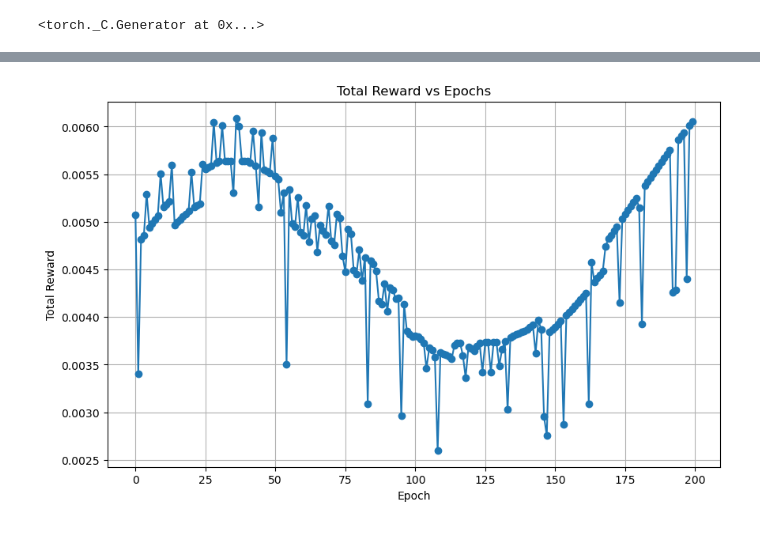
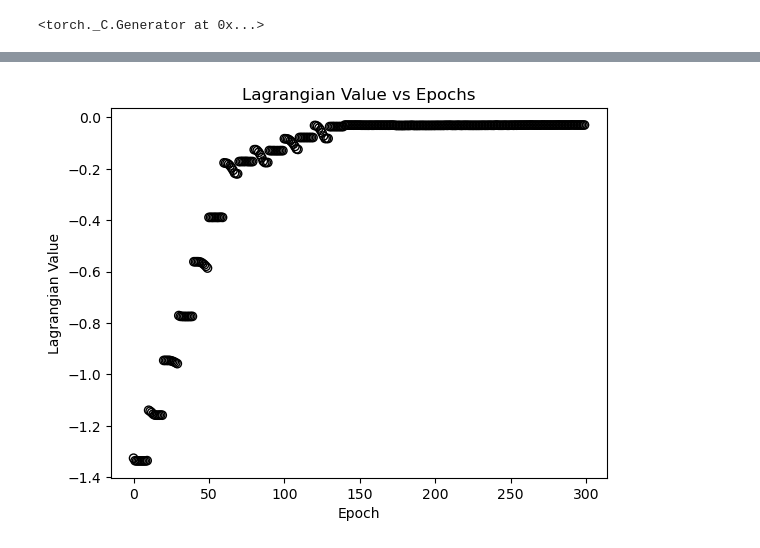
Before and after one commit to jason-cai123/thesis, a Jupyter notebook: source.ipynb, the cells around one changed output, grey strips where cells are left out. Cells and saved outputs as stored; diff of their text form; code cells hidden in the pictures.

```diff
--- a/source.ipynb
+++ b/source.ipynb
@@ -97,7 +98,7 @@ class PortfolioOptimizationModel(nn.Module):
             return torch.tensor(L), torch.tensor(U)
 
         def initialize_Z(L, U):
-            Z = torch.tensor([(upper + lower) / 2 for lower, upper in zip(L, U)], requires_grad=True)
+            Z = torch.tensor([(lower+upper)/2 for lower, upper in zip(L, U)], requires_grad=True)
             return Z
 
         super(PortfolioOptimizationModel, self).__init__()
@@ -115,7 +116,7 @@ class PortfolioOptimizationModel(nn.Module):
         self.Z = nn.Parameter(initialize_Z(self.L, self.U)) # Z is the average of L and U
         self.optimizer_Z = torch.optim.Adam([self.Z], lr=learning_rate['Z'])
 
-        self.B = nn.Parameter(torch.full((N,), 1 / N, requires_grad=True)) # B is equally distributed portfolio
+        self.B = nn.Parameter(torch.tensor([0.33, 0.33, 0.33], requires_grad=True))
         self.optimizer_B = torch.optim.SGD([self.B], lr=learning_rate['B'])
 
         # dual variable
@@ -157,8 +158,10 @@ class PortfolioOptimizationModel(nn.Module):
             self.optimizer_B.step()
 
             # Enforce Z between L and U
+            # Project B onto the set of B that sum to 1
             with torch.no_grad():
                 self.Z.data = torch.clamp(self.Z.data, min=self.L, max=self.U)
+                self.B.data = F.normalize(self.B.data, p=1, dim=0)
 
             # Update the dual variable
             if (epoch + 1) % dual_update_interval == 0:
@@ -168,7 +171,8 @@ class PortfolioOptimizationModel(nn.Module):
 
             # Print every tenth loss
             if (epoch + 1) % 25 == 0:
-                print(f'Epoch {epoch + 1}/{num_epochs}, Lagrangian: {augmented_lagrangian_loss.item():.2f}, Z: {self.Z.data.numpy()}, B: {self.B.data.numpy()}')
+                print(f'Epoch {epoch + 1}/{num_epochs}, Return: {-total_reward.item():.5f}, Lagrangian: ' +
+                    f'{augmented_lagrangian_loss.item():.5f}, Z: {self.Z.data.numpy()}, B: {self.B.data.numpy()}')
                 # print(f'\t gradient: {gradient.data.numpy()}')
                 # print(f'\t dual: {self.dual_var.data.numpy()}')
 
@@ -224,11 +228,11 @@ strategies = {
 
 learning_rate = {
     'Z': 0.1,
-    'B': 0.003,
+    'B': 0.05,
     'dual': 0.5
 }
 
-num_epochs = 200
+num_epochs = 300
 dual_update_interval = 10
 
 model = PortfolioOptimizationModel(N, mu, Q, risk_coeff, strategies, learning_rate)
@@ -241,7 +245,15 @@ lagrangian_values, total_rewards, constraint_violations = model.train(num_epochs
 
 # Access optimized values
 print(f"Optimized Z and B: {model.Z.data.numpy()} {model.B.data.numpy()}")
+
 overall_holdings = model.forward()
-reward = torch.matmul(model.mu.T, overall_holdings)
-print(f"Final reward: {reward}")
+total_reward = -torch.matmul(model.mu.T, overall_holdings)
+print(f"Final reward: {-total_reward}")
+
+# gradient = model.get_dual_gradient(overall_holdings)
+# augmented_lagrangian_loss = total_reward + torch.matmul(model.dual_var, gradient)
+
+# print(f"Dual: {model.dual_var.data.numpy()}")
+# print(f"Gradient: {gradient.detach().numpy()}")
+# print(f"Final Lagrangian: {augmented_lagrangian_loss.detach().numpy()}")
 # %% [output]
@@ -260,10 +294,8 @@ Final reward: 0.006088124175239601
 # %%
-plt.figure(figsize=(10, 6))
-plt.plot(range(num_epochs), total_rewards, marker='o')
+plt.scatter(range(num_epochs), lagrangian_values, marker='o',facecolors='none', edgecolors='black')
 plt.xlabel('Epoch')
-plt.ylabel('Total Reward')
-plt.title('Total Reward vs Epochs')
-plt.grid(True)
+plt.ylabel('Lagrangian Value')
+plt.title('Lagrangian Value vs Epochs')
 plt.show()
 # %% [output]
-[figure, old version]
+[figure, new version]
```
Also changed, not shown: parts of 6 cells of this notebook.
